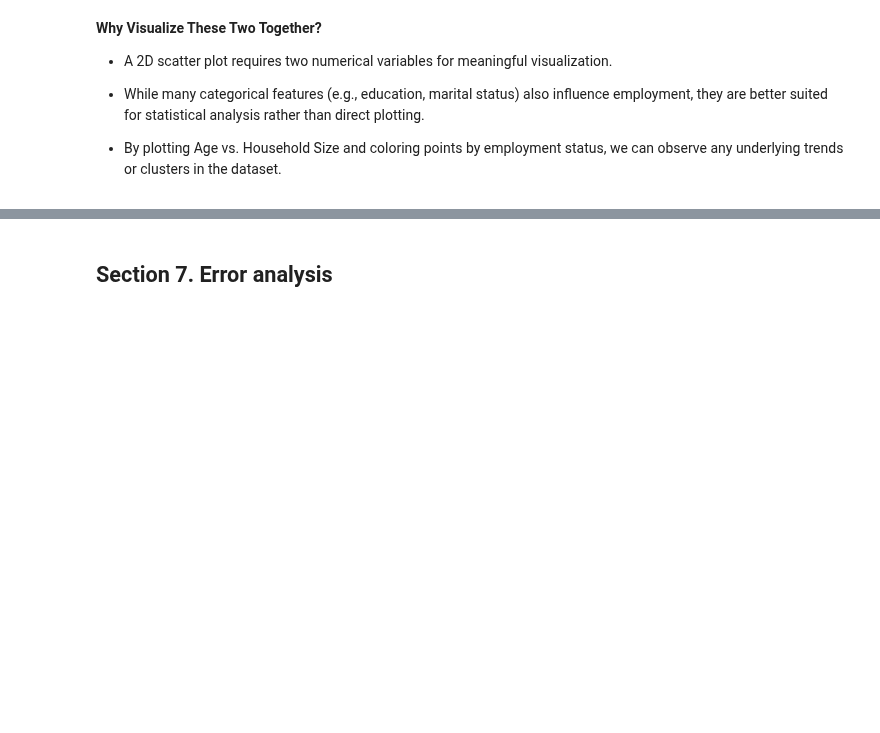
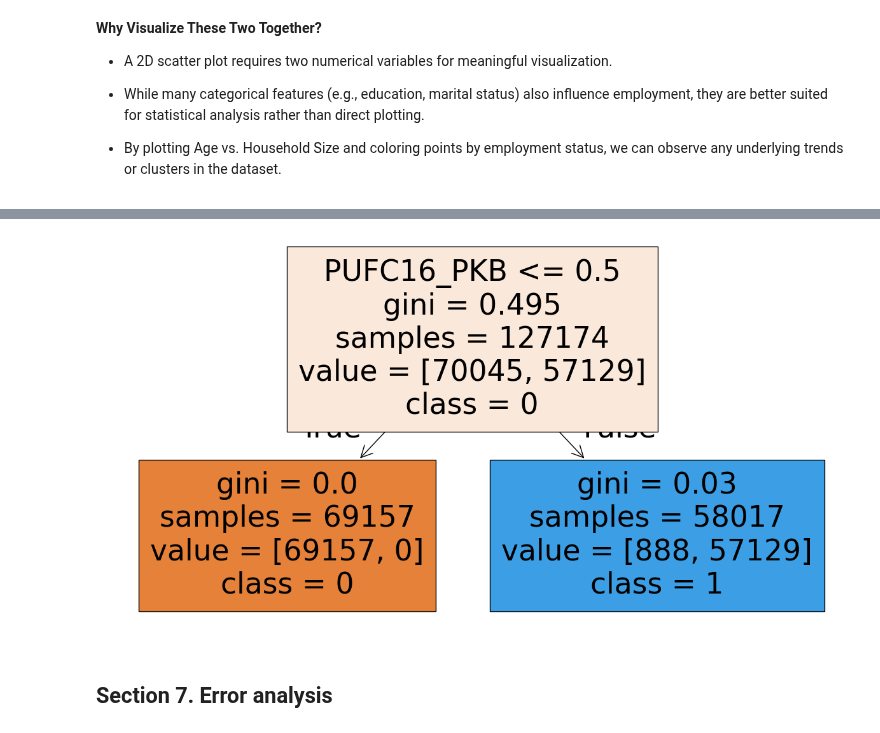
Before and after one commit to MatthewHeinz/STINTSY_MCO1, a Jupyter notebook: MCO1.ipynb, the cells around one changed output, grey strips where cells are left out. Drawn from its saved outputs; the diff is of its cells as text; code cells hidden in the pictures; blank space fills up the shorter version.

```diff
--- a/MCO1.ipynb
+++ b/MCO1.ipynb
@@ -723,0 +753,12 @@ The Age vs. Household Size scatter plot was chosen because these two features ar
+# %%
+y = df['PUFC11_WORK']
+# %%
+label_encoders = {}
+for col in X.select_dtypes(include=['object']).columns:
+    le = LabelEncoder()
+    X[col] = le.fit_transform(X[col])
+    label_encoders[col] = le  # Store encoders for later use
+
+# Encode target variable
+y_encoder = LabelEncoder()
+y = y_encoder.fit_transform(y)
@@ -723,0 +783,15 @@ The Age vs. Household Size scatter plot was chosen because these two features ar
+# %%
+X_train, X_test, y_train, y_test = train_test_split(X, y, test_size=0.2, stratify=y, random_state=42)
+# %%
+# Initialize Decision Tree model
+dt_model = DecisionTreeClassifier(
+    criterion="gini",
+    max_depth=10,  # Reduce tree depth
+    min_samples_split=50,  # Require more samples to split
+    min_samples_leaf=20,  # Require more samples per leaf
+    ccp_alpha=0.01,  # Enable pruning
+    random_state=42
+)
+
+# Train the model
+dt_model.fit(X_train, y_train)
@@ -724,3 +837,12 @@ The Age vs. Household Size scatter plot was chosen because these two features ar
+# %%
+from sklearn.tree import plot_tree
+import matplotlib.pyplot as plt
+
+plt.figure(figsize=(15, 8))
+plot_tree(dt_model, feature_names=X.columns, class_names=[str(cls) for cls in y_encoder.classes_], filled=True)
+plt.show()
+# %% [output]
+[figure, added]
 # %% [markdown]
 ## Section 7. Error analysis
 # %% [markdown]
```
Also changed, not shown: parts of 10 cells of this notebook.
